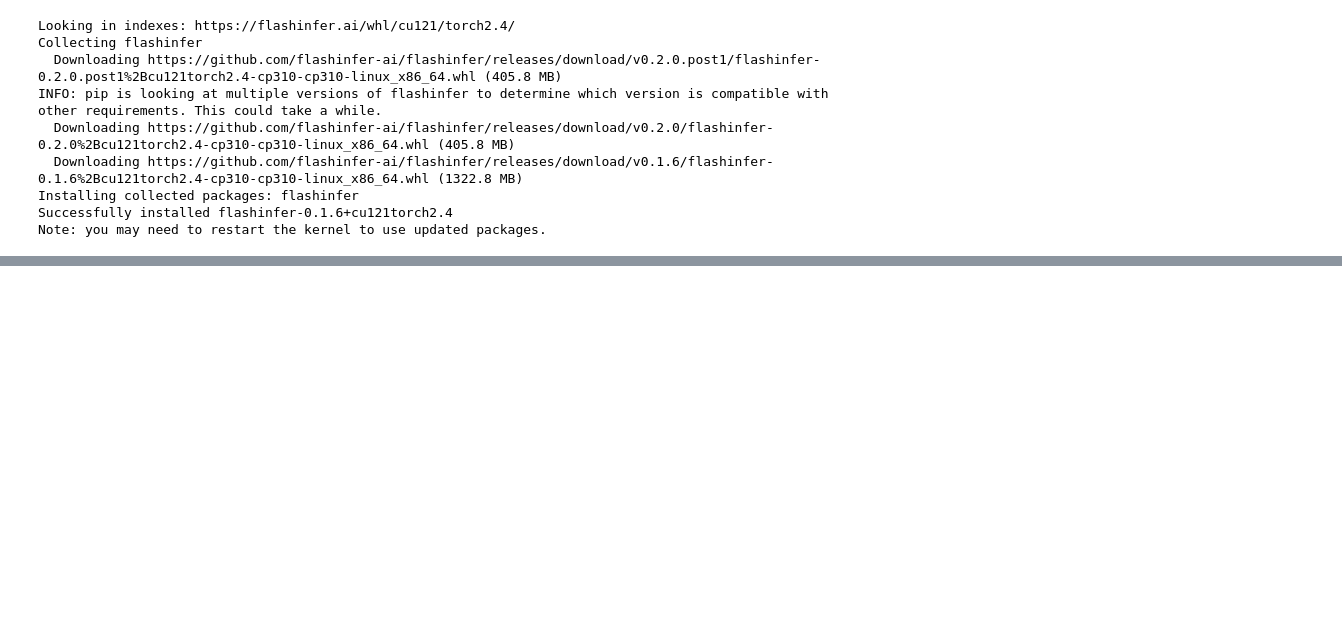
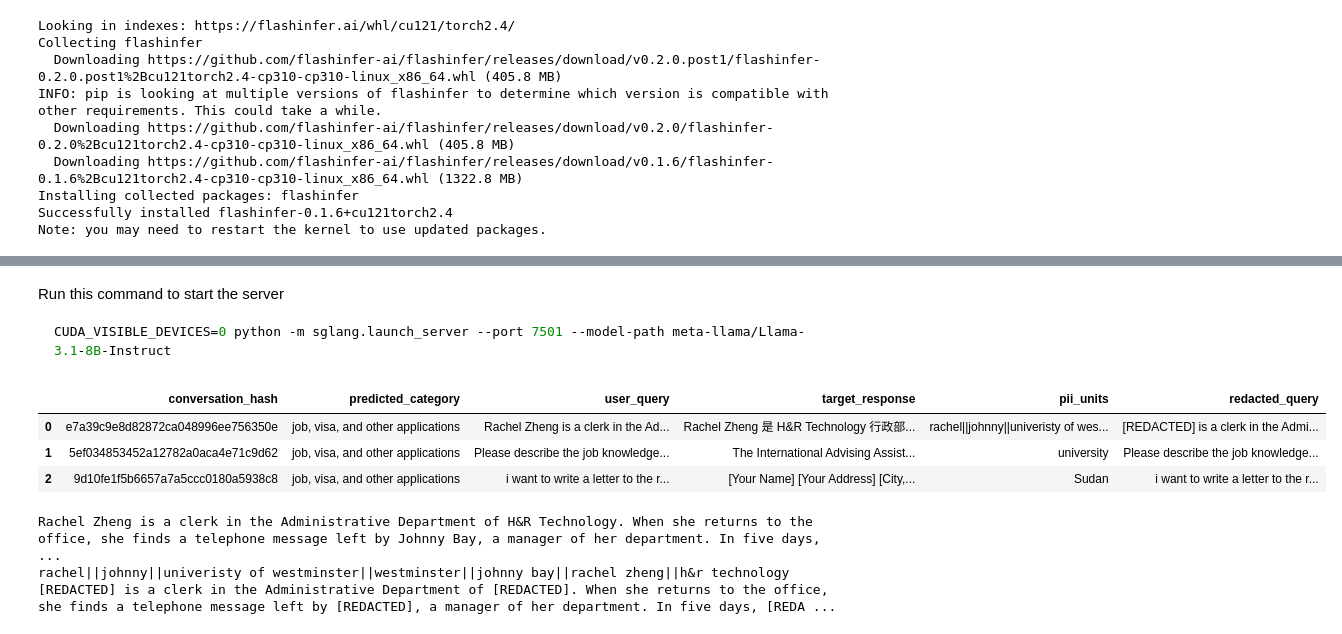
Before and after one commit to aidando73/hello-dspy, a Jupyter notebook: papillion.ipynb, the cells around one changed output, grey strips where cells are left out. Saved outputs shown, nothing was run; the diff lists cells and outputs as text; code cells hidden in the pictures; blank space fills up the shorter version.

````diff
--- a/papillion.ipynb
+++ b/papillion.ipynb
@@ -68,0 +35,6 @@ HF_HOME: /workspace/.cache/huggingface
+# %% [markdown]
+Run this command to start the server
+
+```bash
+CUDA_VISIBLE_DEVICES=0 python -m sglang.launch_server --port 7501 --model-path meta-llama/Llama-3.1-8B-Instruct
+```
@@ -100,3 +86,23 @@ class PAPILLON(dspy.Module):
             return dspy.Prediction(prompt="", output="", gptResponse="")
 
         return dspy.Prediction(prompt=prompt, output=output.finalOutput, gptResponse=response)
+# %%
+from datasets import load_dataset
+
+pupa_tnb = load_dataset("Columbia-NLP/PUPA", "pupa_tnb")
+pupa_new = load_dataset("Columbia-NLP/PUPA", "pupa_new")
+# %%
+# Let's first take a look at some data examples
+from IPython.display import display
+display(pupa_tnb["train"].to_pandas().head(3))
+print(pupa_tnb["train"]["user_query"][0])
+print(pupa_tnb["train"]["pii_units"][0])
+print(pupa_tnb["train"]["redacted_query"][0])
+# %% [output]
+|  | conversation_hash | predicted_category | user_query | target_response | pii_units | redacted_query |
+| 0 | e7a39c9e8d82872ca048996ee756350e | job, visa, and other applications | Rachel Zheng is a clerk in the Ad... | Rachel Zheng 是 H&R Technology 行政部... | rachel||johnny||univeristy of wes... | [REDACTED] is a clerk in the Admi... |
+| 1 | 5ef034853452a12782a0aca4e71c9d62 | job, visa, and other applications | Please describe the job knowledge... | The International Advising Assist... | university | Please describe the job knowledge... |
+| 2 | 9d10fe1f5b6657a7a5ccc0180a5938c8 | job, visa, and other applications | i want to write a letter to the r... | [Your Name] [Your Address] [City,... | Sudan | i want to write a letter to the r... |
+Rachel Zheng is a clerk in the Administrative Department of H&R Technology. When she returns to the office, she finds a telephone message left by Johnny Bay, a manager of her department. In five days, ...
+rachel||johnny||univeristy of westminster||westminster||johnny bay||rachel zheng||h&r technology
+[REDACTED] is a clerk in the Administrative Department of [REDACTED]. When she returns to the office, she finds a telephone message left by [REDACTED], a manager of her department. In five days, [REDA ...
````
Also changed, not shown: parts of 5 cells of this notebook.
